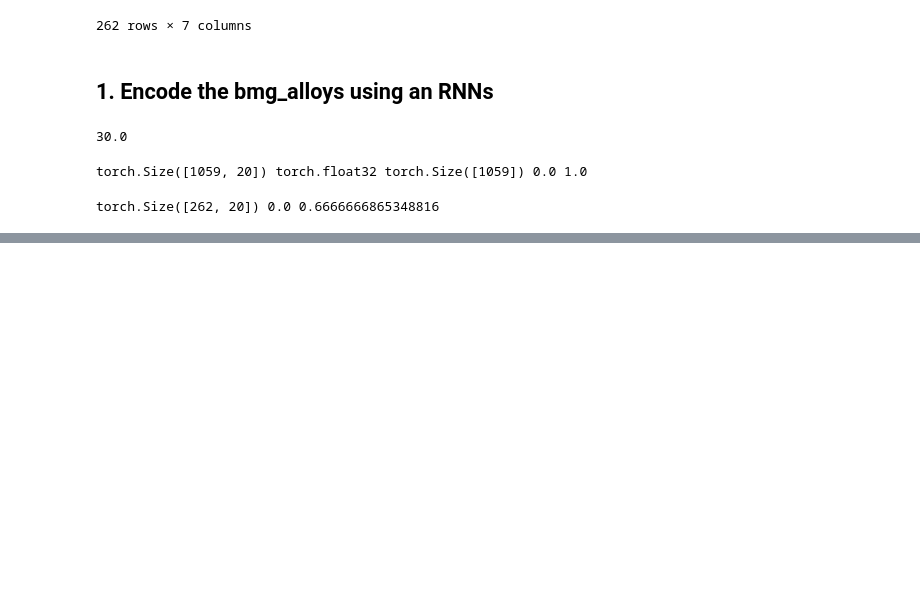
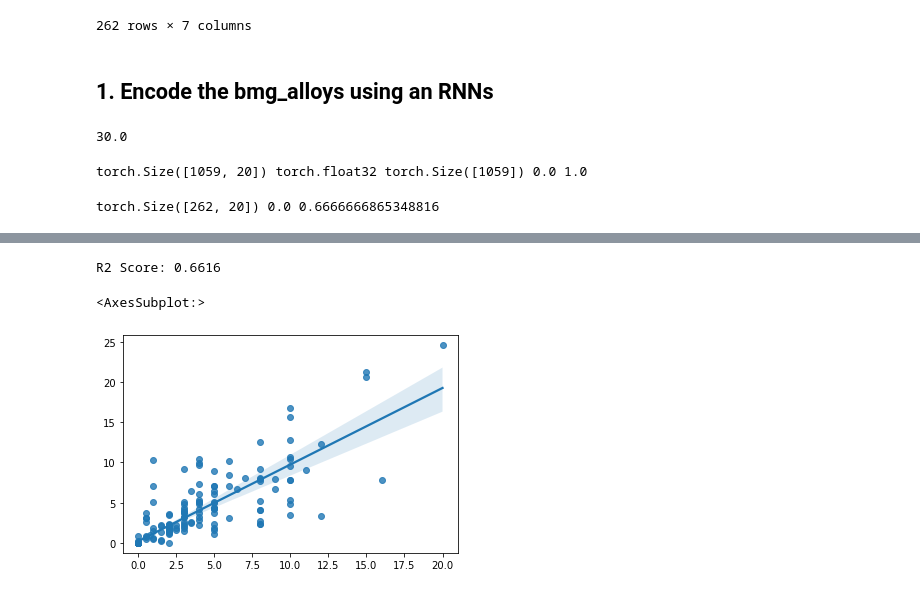
Before and after one commit to psymbio/bmg, a Jupyter notebook: 01_bmg_generator.ipynb, the cells around one changed output, grey strips where cells are left out. Drawn from its saved outputs; the diff is of its cells as text; code cells hidden in the pictures; blank space fills up the shorter version.

```diff
--- a/01_bmg_generator.ipynb
+++ b/01_bmg_generator.ipynb
@@ -399,12 +428,15 @@ class SimpleRNN(nn.Module):
 input_size = 20
 hidden_size = 128
 learning_rate = 0.001
-num_epochs = 5000
+num_epochs = 1000
 batch_size = 32
 num_layers = 3
+num_heads = 4
 
 # Create an instance of the model
+
 model = SequenceToSigmoid(input_size, hidden_size, num_layers)
+# model = SequenceToSigmoidMultiheadedAttention(input_size, hidden_size, num_layers, num_heads)
 
 # Define the loss function and optimizer
 criterion = nn.BCELoss()
@@ -422,6 +454,8 @@ device = torch.device("cuda" if torch.cuda.is_available() else "cpu")
 model.to(device)
 
 print_every = 100
+# TODO: print the average loss
+# EDIT: we are printing epoch loss of batch
 
 # Training loop
 for epoch in range(num_epochs):
@@ -500,5 +547,10 @@ for i in range(len(true_labels)):
 # %%
-r2 = r2_score(true_labels, predicted_labels)
+r2 = r2_score(np.array(true_labels)*max_factor, np.array(predicted_labels)*max_factor)
 print(f"R2 Score: {r2:.4f}")
+# %% [output]
+R2 Score: 0.6616
 # %%
-sns.regplot(x=true_labels, y=predicted_labels)
+sns.regplot(x=np.array(true_labels)*max_factor, y=np.array(predicted_labels)*max_factor)
+# %% [output]
+<AxesSubplot:>
+[figure, added]
```
Also changed, not shown: parts of 5 cells of this notebook.
